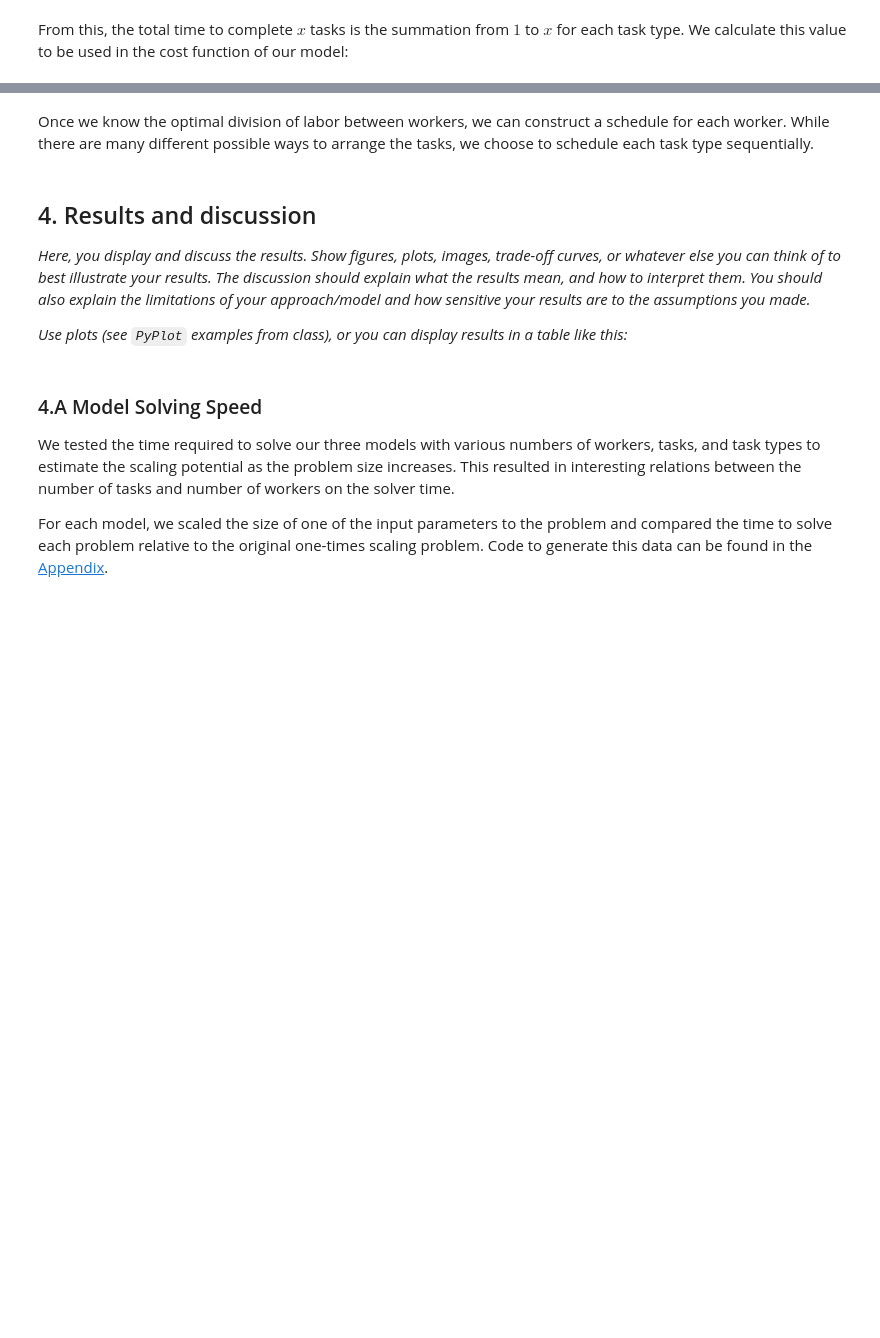
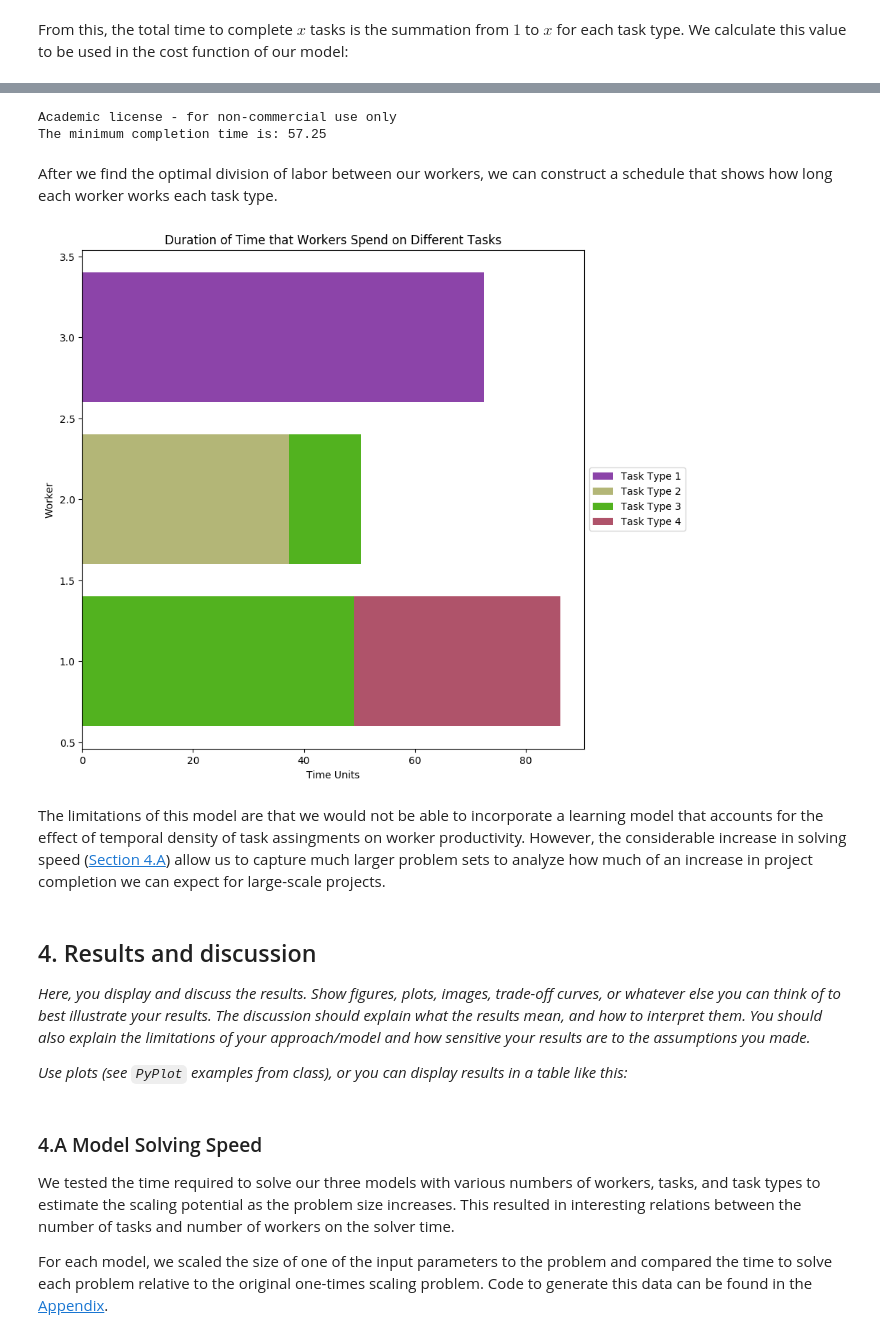
Before and after one commit to erinzm/ece524project, a Jupyter notebook: project.ipynb, the cells around one changed output, grey strips where cells are left out. Drawn from its saved outputs; the diff is of its cells as text; code cells hidden in the pictures; blank space fills up the shorter version.

```diff
--- a/project.ipynb
+++ b/project.ipynb
@@ -353,15 +367,5 @@ This cost function is used to estimate how quickly workers can learn a task.  Th
 # %%
-# Task/Worker Parameters
-###############################
-quotas = rand(8:12,1,5) # 5 types of tasks with random quotas between 8 and 12
-n_workers = 5           # 5 workers
-m_tasks = length(quotas)
-horizon = maximum(quotas)
-
-initial_task_lengths = rand(1:10, m_tasks)
-min_task_lengths = max.(1, initial_task_lengths - rand(1:10, m_tasks))
-task_bundle_times = [sum(max(min_task_lengths[j], initial_task_lengths[j]-t) for t in 1:T) for j in 1:m_tasks, T in 1:horizon]
-
+# Model Solving
 ###############################
 
 m = Model(solver=GurobiSolver(OutputFlag=0))
@@ -393,5 +397,8 @@ end)
 solve(m)
 timer = getsolvetime(m)
 println("The minimum completion time is: ", getobjectivevalue(m))
+# %% [output]
+Academic license - for non-commercial use only
+The minimum completion time is: 57.25
 # %% [markdown]
-Once we know the optimal division of labor between workers, we can construct a schedule for each worker.  While there are many different possible ways to arrange the tasks, we choose to schedule each task type sequentially.
+After we find the optimal division of labor between our workers, we can construct a schedule that shows how long each worker works each task type.
@@ -400,3 +405,46 @@ Once we know the optimal division of labor between workers, we can construct a s
+# %%
+# Plotting worker schedule
+##########################
+
+# task_dur is a matrix where the rows represent workers and columns represent the total time spent working
+# on a particular task type
+α = getvalue(work)
+L = round.(Int, sum(α[:,:,i]*i for i=1:horizon))
+task_dur = zeros(n_workers, m_tasks)
+
+for i=1:n_workers
+    for j=1:m_tasks
+        for k=1:L[i, j]
+            task_dur[i, j] = task_dur[i, j] + task_completion_speed[j, k]
+        end
+    end
+end
+
+ind = 1:n_workers
+width = 0.35
+
+fig = figure(figsize=[9, 9])
+
+colors = rand(m_tasks)
+lft = zeros(n_workers)
+
+for j=1:size(task_dur)[2]
+    barh(ind, task_dur[:, j], left=lft, color=rand(3), label="Task Type $j")
+    #barh(ind, task_dur[:, j], left=lft, label="Task Type $j")
+    lft = lft + task_dur[:, j]
+end
+
+ylabel("Worker")
+xlabel("Time Units")
+title("Duration of Time that Workers Spend on Different Tasks")
+legend(loc="center left", bbox_to_anchor=(1, 0.5))
+fig[:canvas][:draw]() # Update the figure
+gcf(); # Needed for IJulia to plot inline
+;
+# %% [output]
+[figure, added]
+# %% [markdown]
+The limitations of this model are that we would not be able to incorporate a learning model that accounts for the effect of temporal density of task assingments on worker productivity.  However, the considerable increase in solving speed ([Section 4.A](#4.A-Model-Solving-Speed)) allow us to capture much larger problem sets to analyze how much of an increase in project completion we can expect for large-scale projects.
 # %% [markdown]
 ## 4. Results and discussion ##
 
```
Also changed, not shown: parts of 10 cells of this notebook.
